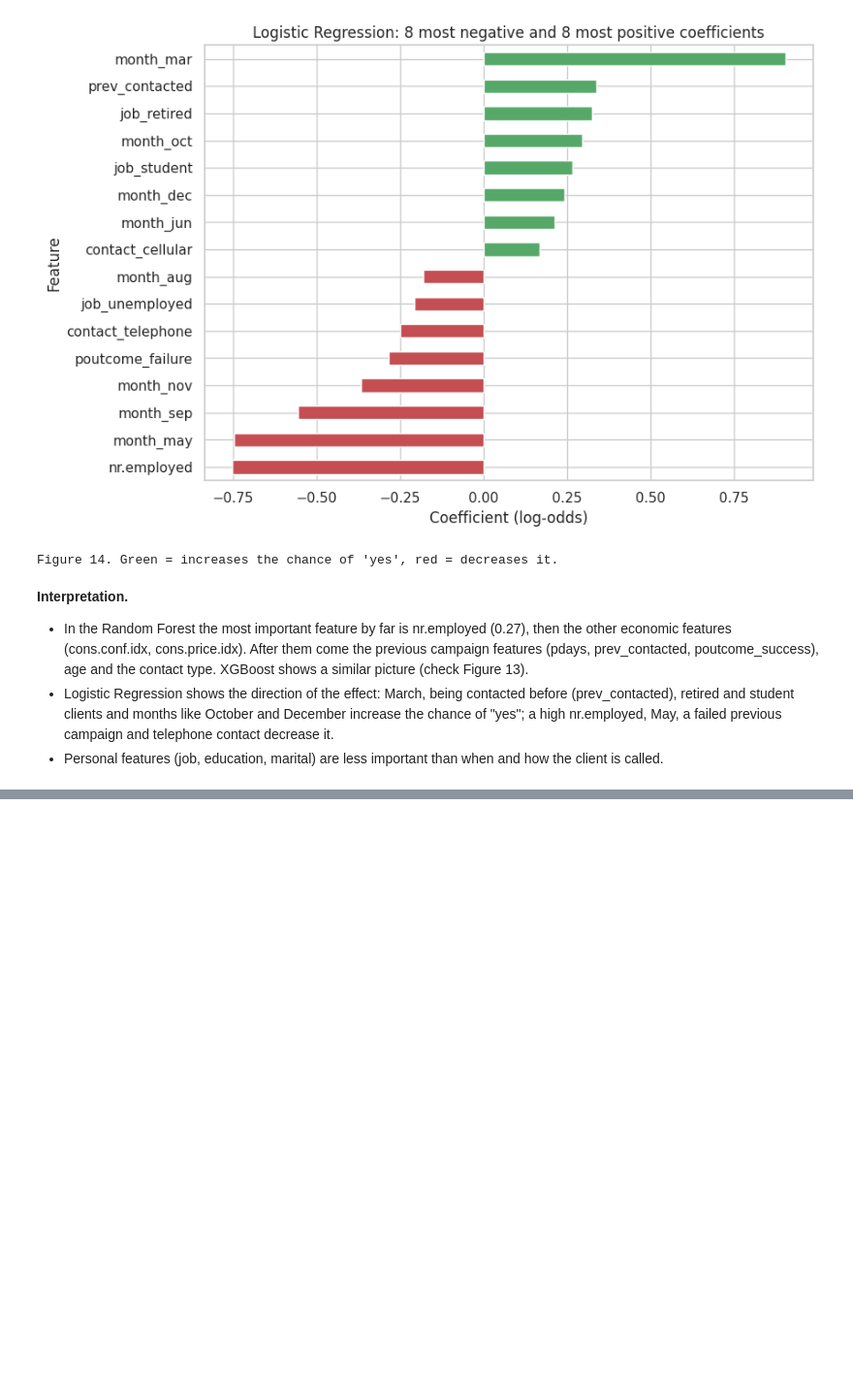
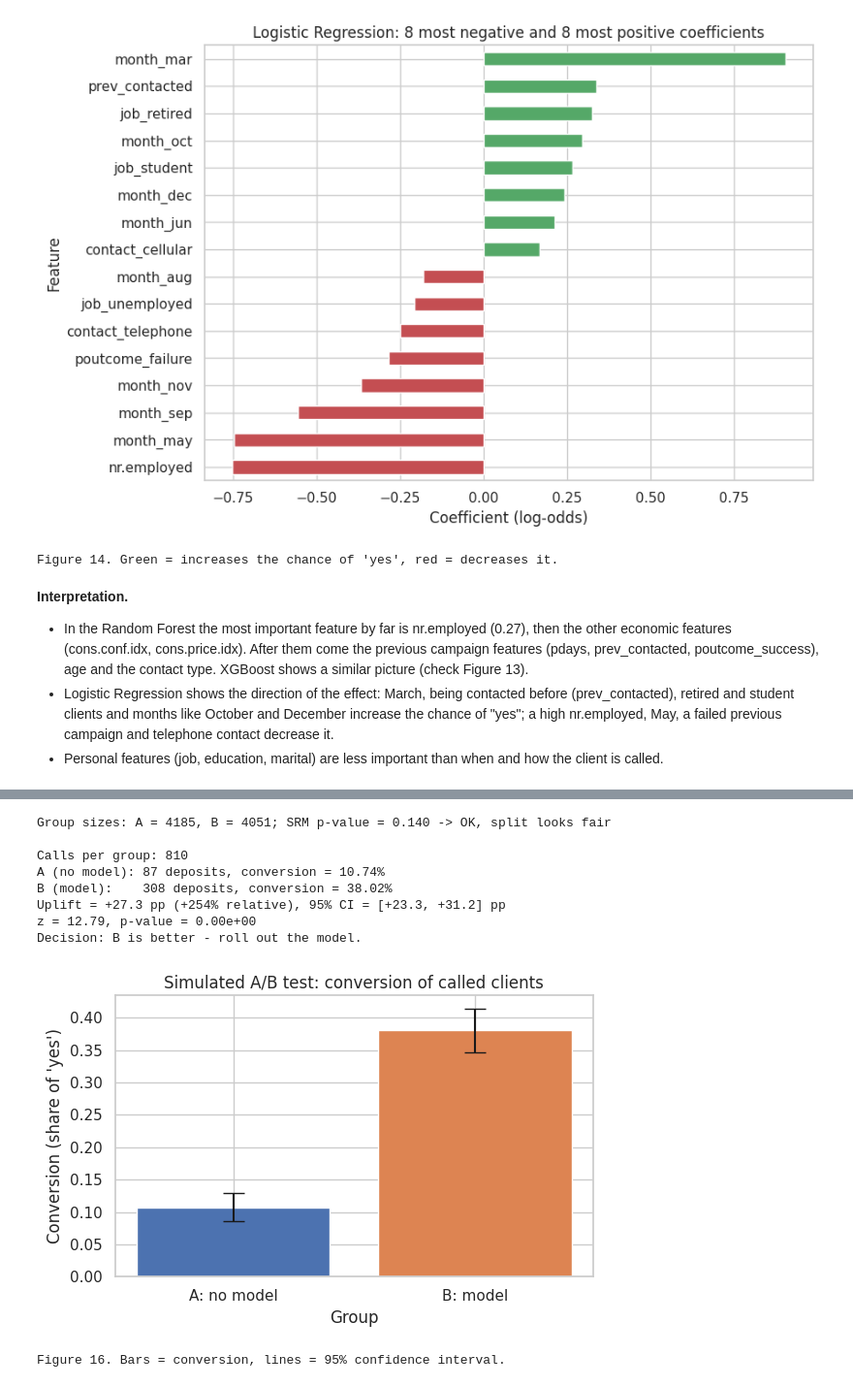
Before and after one commit to ayaxrmm/bank-marketing-classification, a Jupyter notebook: bank_marketing_classification.ipynb, the cells around one changed output, grey strips where cells are left out. Shown at 97% size. Cells and saved outputs as stored; diff of their text form; code cells hidden in the pictures; blank space fills up the shorter version.

```diff
--- a/bank_marketing_classification.ipynb
+++ b/bank_marketing_classification.ipynb
@@ -901,0 +1206,48 @@ I used the **Bank Marketing** dataset (bank-additional-full.csv, 41,188 clients,
+# %%
+rng = np.random.default_rng(RANDOM_STATE)
+group = rng.integers(0, 2, n_test)              # 0 = A (control), 1 = B (model)
+ids_a, ids_b = np.where(group == 0)[0], np.where(group == 1)[0]
+
+# SRM check: chi-square goodness-of-fit against an expected 50/50 split
+srm_chi2, srm_p = stats.chisquare([len(ids_a), len(ids_b)])
+print(f"Group sizes: A = {len(ids_a)}, B = {len(ids_b)}; SRM p-value = {srm_p:.3f} "
+      f"-> {'OK, split looks fair' if srm_p >= 0.01 else 'PROBLEM: split is not 50/50'}")
+
+# Same call budget in both groups: 20% of the smaller group
+budget = int(0.20 * min(len(ids_a), len(ids_b)))
+called_a = rng.choice(ids_a, budget, replace=False)                 # A: random clients
+called_b = ids_b[np.argsort(-s_best[ids_b])[:budget]]               # B: top clients by model
+
+conv_a, conv_b = y_arr[called_a], y_arr[called_b]
+ab = two_prop_ztest(conv_b.sum(), budget, conv_a.sum(), budget)
+
+print(f"\nCalls per group: {budget}")
+print(f"A (no model): {conv_a.sum()} deposits, conversion = {ab['rate_2']:.2%}")
+print(f"B (model):    {conv_b.sum()} deposits, conversion = {ab['rate_1']:.2%}")
+print(f"Uplift = {ab['diff'] * 100:+.1f} pp ({ab['diff'] / ab['rate_2']:+.0%} relative), "
+      f"95% CI = [{ab['ci'][0] * 100:+.1f}, {ab['ci'][1] * 100:+.1f}] pp")
+print(f"z = {ab['z']:.2f}, p-value = {ab['p_value']:.2e}")
+print("Decision:", "B is better - roll out the model." if (ab["p_value"] < 0.05 and ab["diff"] > 0)
+      else "No significant difference - keep the current process.")
+
+fig, ax = plt.subplots(figsize=(6, 4))
+rates = [ab["rate_2"], ab["rate_1"]]
+errs = [1.96 * np.sqrt(r * (1 - r) / budget) for r in rates]
+ax.bar(["A: no model", "B: model"], rates, yerr=errs, capsize=8, color=["#4C72B0", "#DD8452"])
+ax.set_title("Simulated A/B test: conversion of called clients")
+ax.set_xlabel("Group")
+ax.set_ylabel("Conversion (share of 'yes')")
+plt.tight_layout()
+plt.show()
+print("Figure 16. Bars = conversion, lines = 95% confidence interval.")
+# %% [output]
+Group sizes: A = 4185, B = 4051; SRM p-value = 0.140 -> OK, split looks fair
+
+Calls per group: 810
+A (no model): 87 deposits, conversion = 10.74%
+B (model):    308 deposits, conversion = 38.02%
+Uplift = +27.3 pp (+254% relative), 95% CI = [+23.3, +31.2] pp
+z = 12.79, p-value = 0.00e+00
+Decision: B is better - roll out the model.
+[figure, added]
+Figure 16. Bars = conversion, lines = 95% confidence interval.
```
Also changed, not shown: parts of 27 cells of this notebook.
